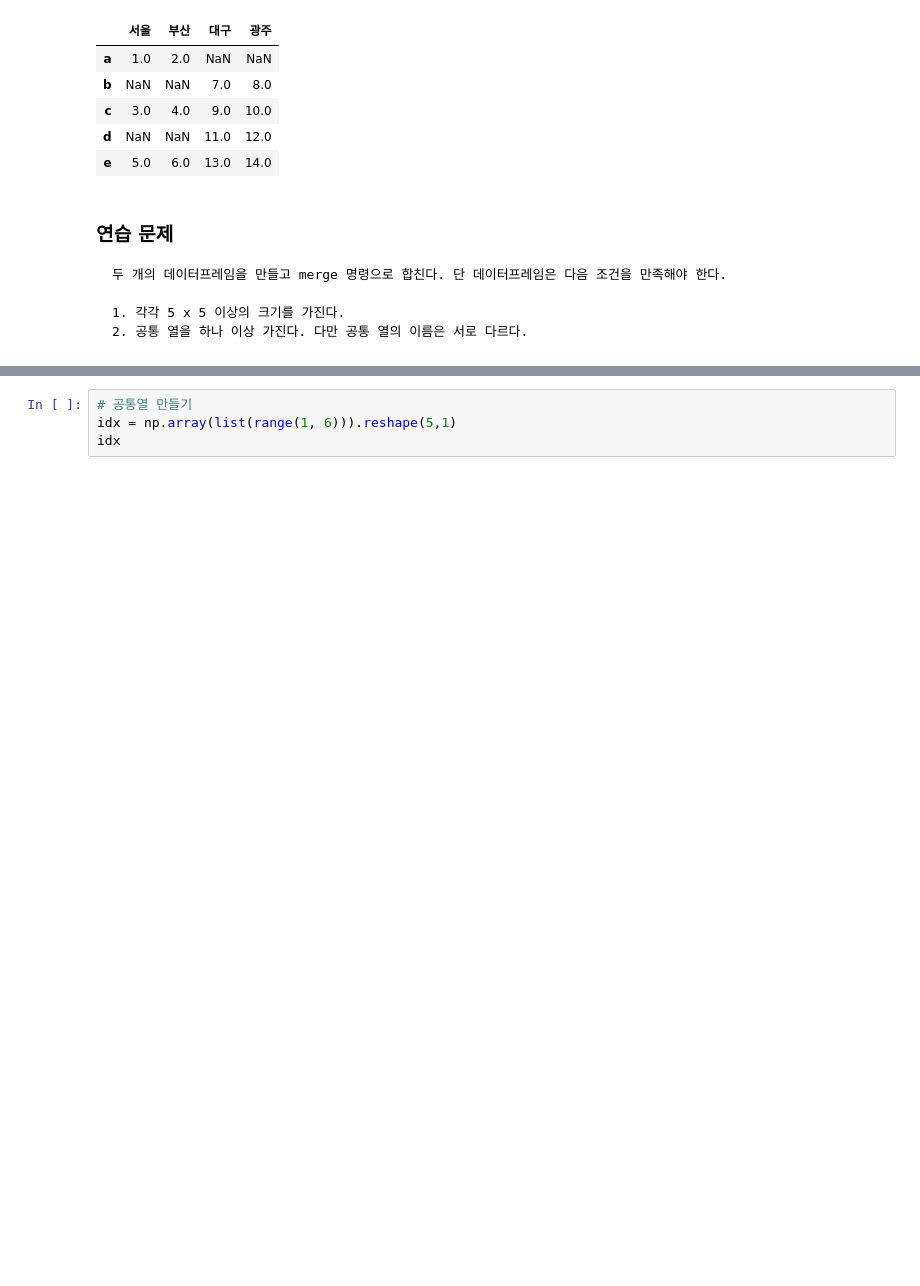
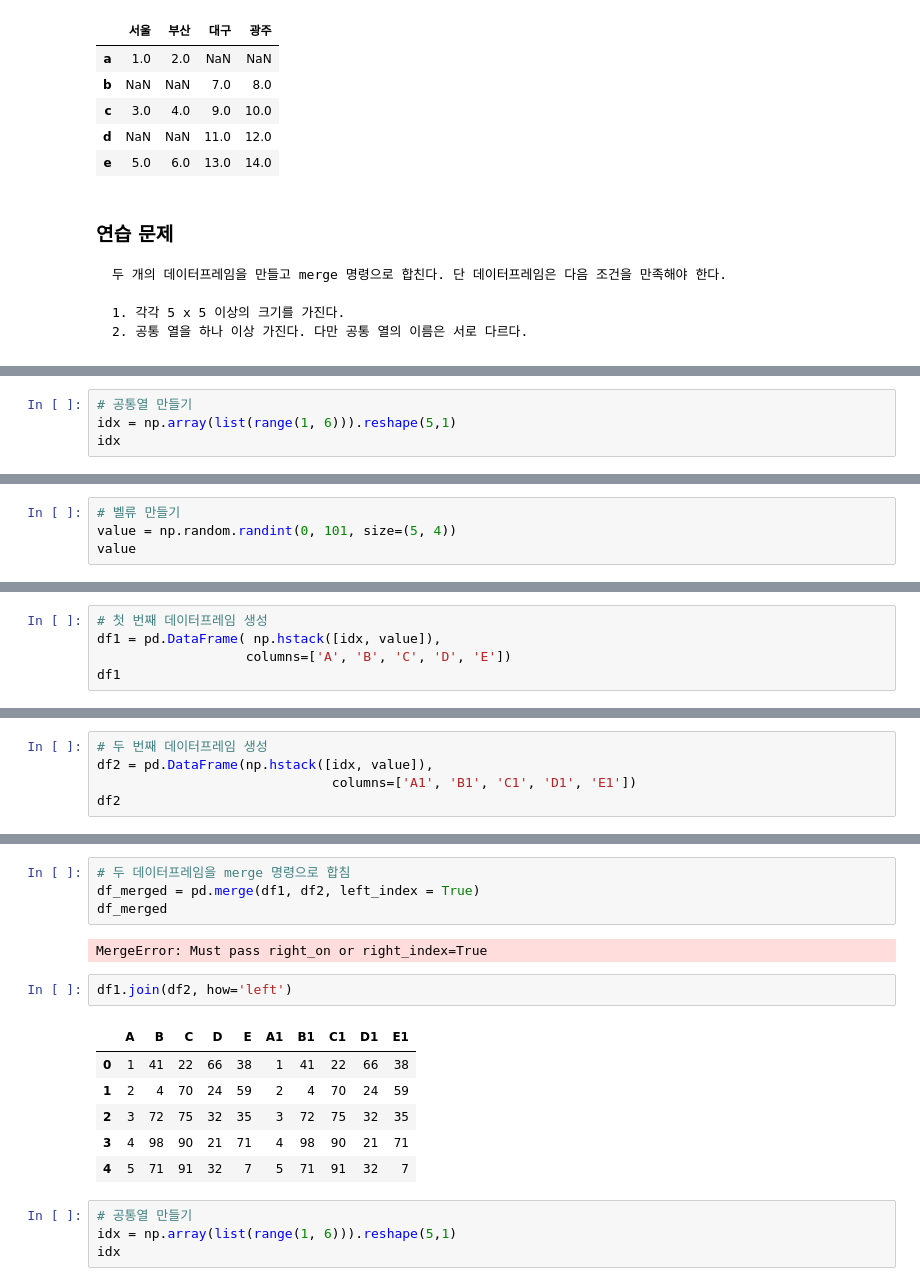
Before and after one commit to RealSlow123/wassup3, a Jupyter notebook: 02_Python_Collection/02_07_Pandas 데이터프레임 합성.ipynb, the cells around one changed output, grey strips where cells are left out. Saved outputs shown, nothing was run; the diff lists cells and outputs as text; blank space fills up the shorter version.

```diff
--- a/02_Python_Collection/02_07_Pandas 데이터프레임 합성.ipynb
+++ b/02_Python_Collection/02_07_Pandas 데이터프레임 합성.ipynb
@@ -321,0 +361,4 @@ df1.join(df2, how='outer')
+# %%
+# 공통열 만들기
+idx = np.array(list(range(1, 6))).reshape(5,1)
+idx
@@ -321,0 +371,4 @@ df1.join(df2, how='outer')
+# %%
+# 벨류 만들기
+value = np.random.randint(0, 101, size=(5, 4))
+value
@@ -321,0 +381,5 @@ df1.join(df2, how='outer')
+# %%
+# 첫 번째 데이터프레임 생성
+df1 = pd.DataFrame( np.hstack([idx, value]),
+                   columns=['A', 'B', 'C', 'D', 'E'])
+df1
@@ -321,0 +393,5 @@ df1.join(df2, how='outer')
+# %%
+# 두 번째 데이터프레임 생성
+df2 = pd.DataFrame(np.hstack([idx, value]),
+                              columns=['A1', 'B1', 'C1', 'D1', 'E1'])
+df2
@@ -322,3 +405,18 @@ df1.join(df2, how='outer')
+# %%
+# 두 데이터프레임을 merge 명령으로 합침
+df_merged = pd.merge(df1, df2, left_index = True)
+df_merged
+# %% [output]
+MergeError: Must pass right_on or right_index=True
+# %%
+df1.join(df2, how='left')
+# %% [output]
+|  | A | B | C | D | E | A1 | B1 | C1 | D1 | E1 |
+| 0 | 1 | 41 | 22 | 66 | 38 | 1 | 41 | 22 | 66 | 38 |
+| 1 | 2 | 4 | 70 | 24 | 59 | 2 | 4 | 70 | 24 | 59 |
+| 2 | 3 | 72 | 75 | 32 | 35 | 3 | 72 | 75 | 32 | 35 |
+| 3 | 4 | 98 | 90 | 21 | 71 | 4 | 98 | 90 | 21 | 71 |
+| 4 | 5 | 71 | 91 | 32 | 7 | 5 | 71 | 91 | 32 | 7 |
 # %%
 # 공통열 만들기
 idx = np.array(list(range(1, 6))).reshape(5,1)
```
Also changed, not shown: parts of 20 cells of this notebook, 11 other files.
